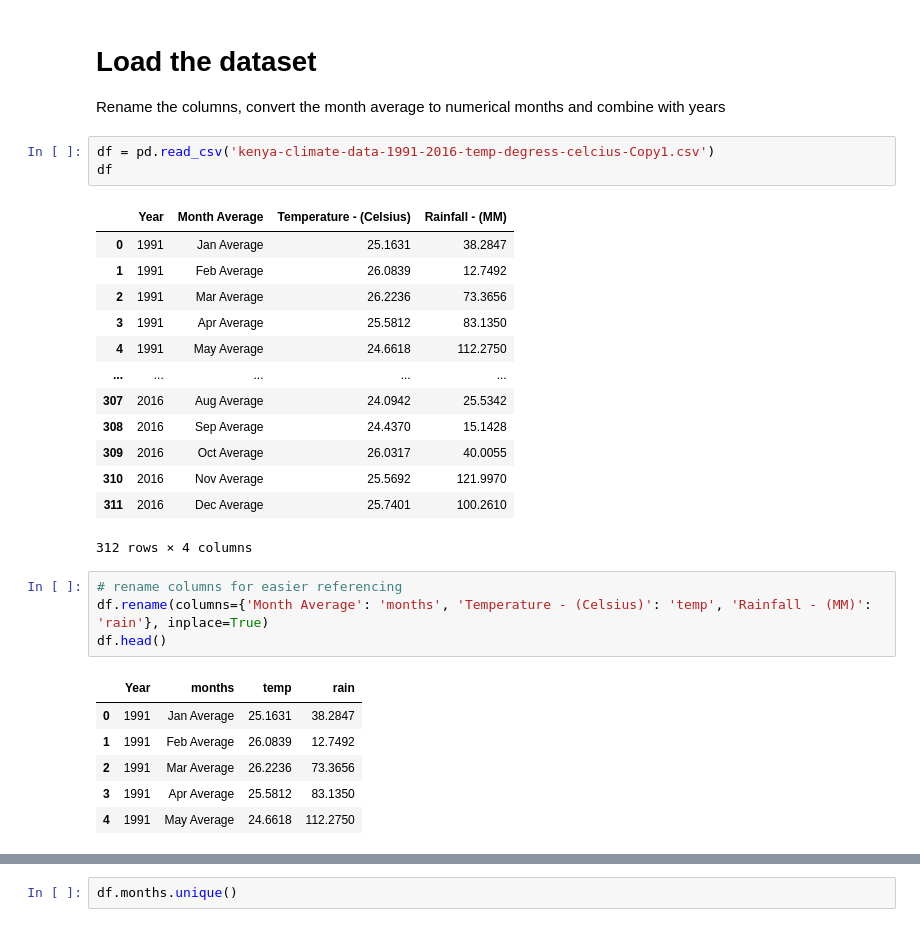
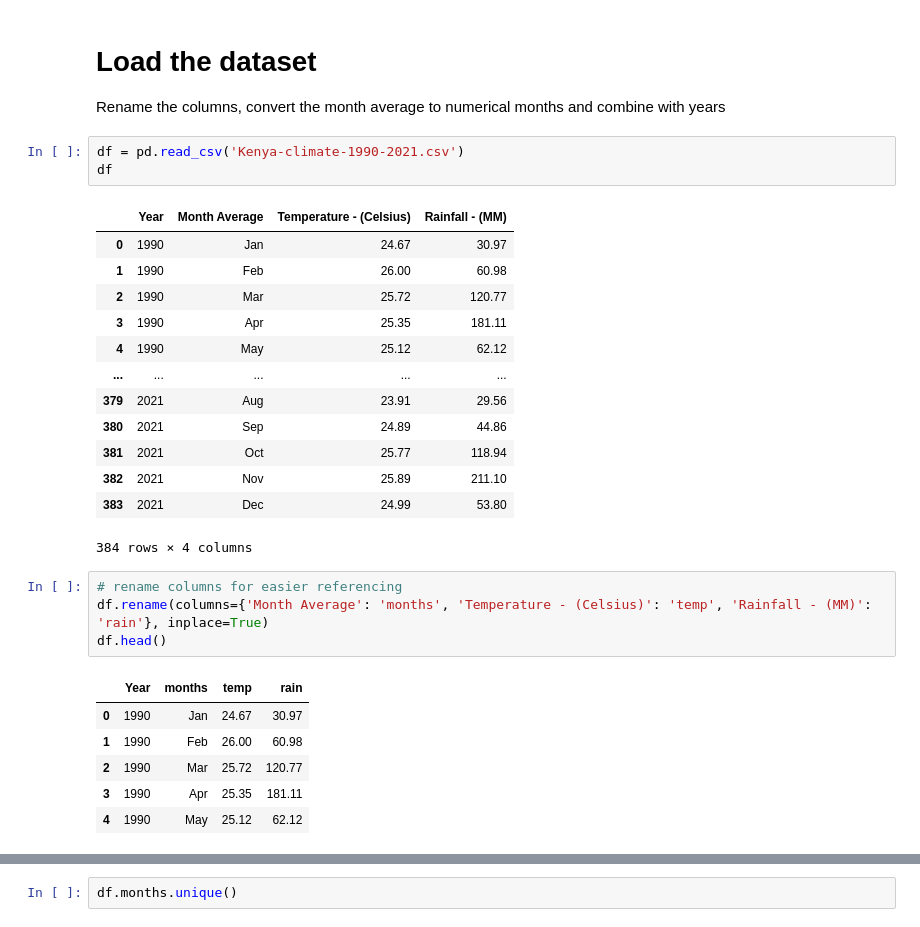
Before and after one commit to SNWambui/Capstone_Projects, a Jupyter notebook: weather_prediction/data_sources/Deep_Learning_Weather_Prediction.ipynb, the cells around one changed output, grey strips where cells are left out. Cells and saved outputs as stored; diff of their text form.

```diff
--- a/weather_prediction/data_sources/Deep_Learning_Weather_Prediction.ipynb
+++ b/weather_prediction/data_sources/Deep_Learning_Weather_Prediction.ipynb
@@ -12,30 +12,30 @@ sns.set_theme('notebook', palette='pastel')
 # Load the dataset
 Rename the columns, convert the month average to numerical months and combine with years
 # %%
-df = pd.read_csv('kenya-climate-data-1991-2016-temp-degress-celcius-Copy1.csv')
+df = pd.read_csv('Kenya-climate-1990-2021.csv')
 df
 # %% [output]
 |  | Year | Month Average | Temperature - (Celsius) | Rainfall - (MM) |
-| 0 | 1991 | Jan Average | 25.1631 | 38.2847 |
-| 1 | 1991 | Feb Average | 26.0839 | 12.7492 |
-| 2 | 1991 | Mar Average | 26.2236 | 73.3656 |
-| 3 | 1991 | Apr Average | 25.5812 | 83.1350 |
-| 4 | 1991 | May Average | 24.6618 | 112.2750 |
+| 0 | 1990 | Jan | 24.67 | 30.97 |
+| 1 | 1990 | Feb | 26.00 | 60.98 |
+| 2 | 1990 | Mar | 25.72 | 120.77 |
+| 3 | 1990 | Apr | 25.35 | 181.11 |
+| 4 | 1990 | May | 25.12 | 62.12 |
 | ... | ... | ... | ... | ... |
-| 307 | 2016 | Aug Average | 24.0942 | 25.5342 |
-| 308 | 2016 | Sep Average | 24.4370 | 15.1428 |
-| 309 | 2016 | Oct Average | 26.0317 | 40.0055 |
-| 310 | 2016 | Nov Average | 25.5692 | 121.9970 |
-| 311 | 2016 | Dec Average | 25.7401 | 100.2610 |
+| 379 | 2021 | Aug | 23.91 | 29.56 |
+| 380 | 2021 | Sep | 24.89 | 44.86 |
+| 381 | 2021 | Oct | 25.77 | 118.94 |
+| 382 | 2021 | Nov | 25.89 | 211.10 |
+| 383 | 2021 | Dec | 24.99 | 53.80 |
-312 rows × 4 columns
+384 rows × 4 columns
 # %%
 # rename columns for easier referencing
 df.rename(columns={'Month Average': 'months', 'Temperature - (Celsius)': 'temp', 'Rainfall - (MM)': 'rain'}, inplace=True)
 df.head()
 # %% [output]
 |  | Year | months | temp | rain |
-| 0 | 1991 | Jan Average | 25.1631 | 38.2847 |
-| 1 | 1991 | Feb Average | 26.0839 | 12.7492 |
-| 2 | 1991 | Mar Average | 26.2236 | 73.3656 |
-| 3 | 1991 | Apr Average | 25.5812 | 83.1350 |
-| 4 | 1991 | May Average | 24.6618 | 112.2750 |
+| 0 | 1990 | Jan | 24.67 | 30.97 |
+| 1 | 1990 | Feb | 26.00 | 60.98 |
+| 2 | 1990 | Mar | 25.72 | 120.77 |
+| 3 | 1990 | Apr | 25.35 | 181.11 |
+| 4 | 1990 | May | 25.12 | 62.12 |
```
Also changed, not shown: parts of 12 cells of this notebook, 18 other files.
